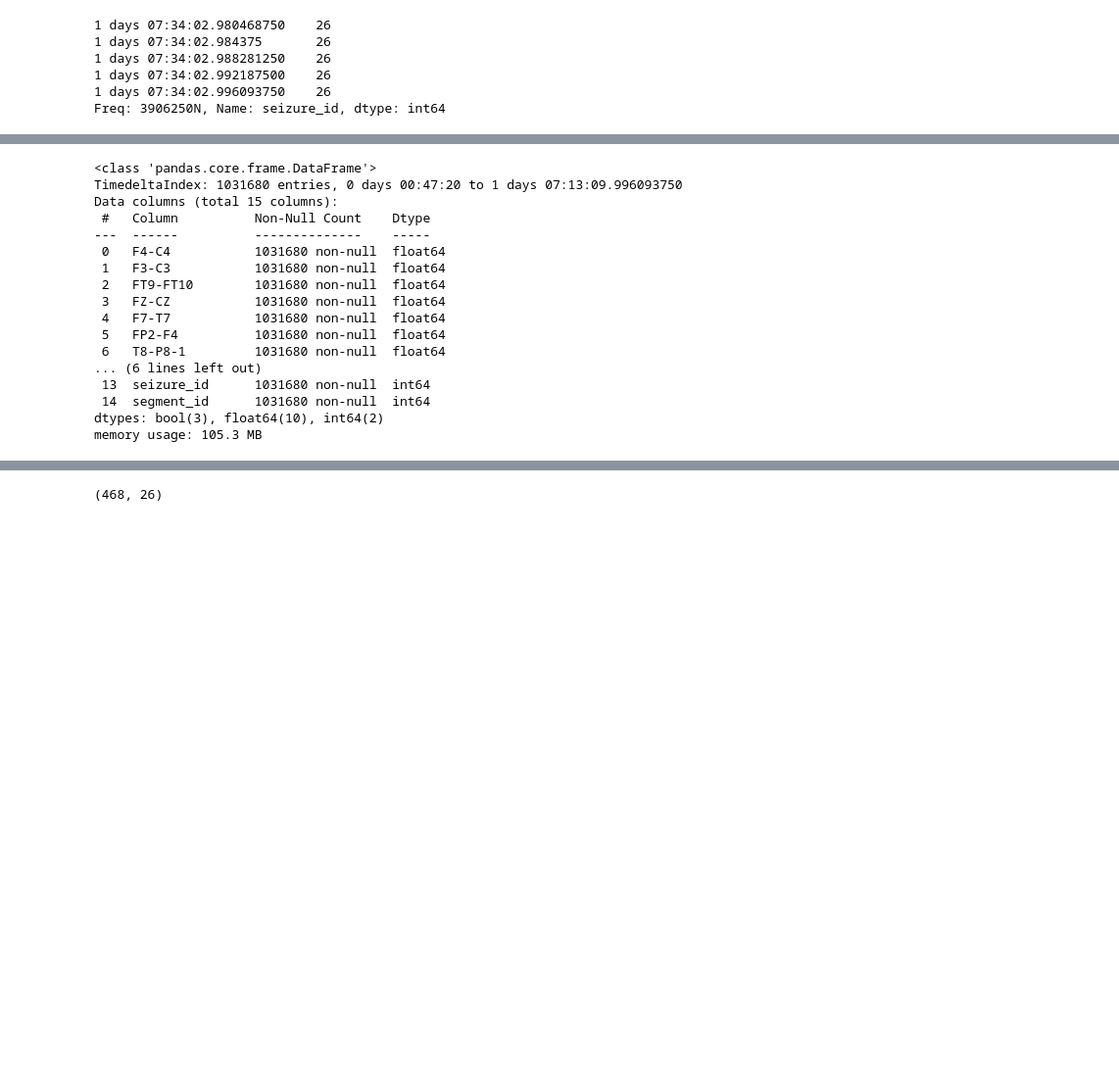
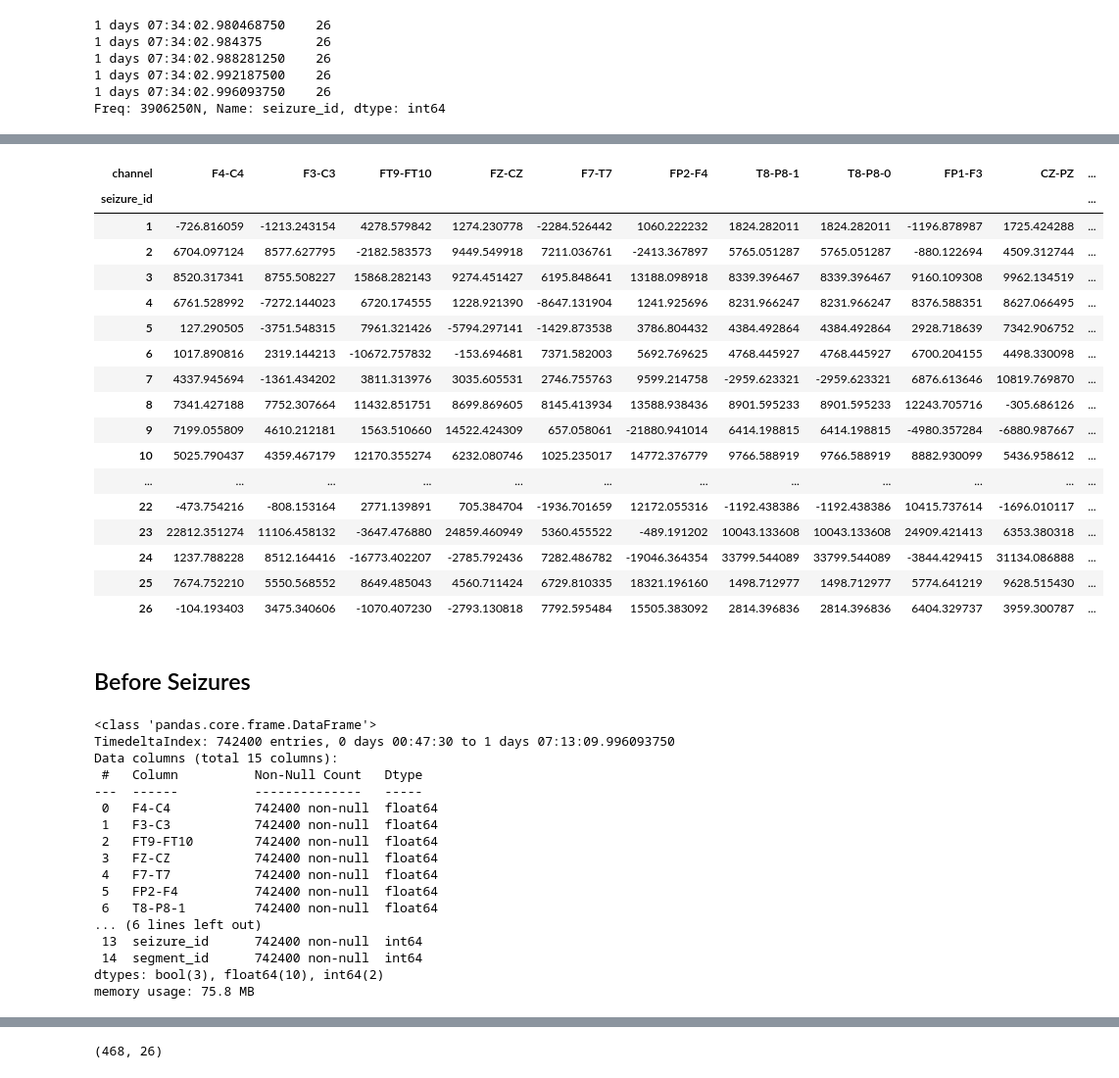
Before and after one commit to anacbroggini/AI-SeizureDetection, a Jupyter notebook: preprocessing_timeseries.ipynb, the cells around one changed output, grey strips where cells are left out. Shown at 98% size. Drawn from its saved outputs; the diff is of its cells as text; code cells hidden in the pictures; blank space fills up the shorter version.

```diff
--- a/preprocessing_timeseries.ipynb
+++ b/preprocessing_timeseries.ipynb
@@ -115,0 +182,21 @@ nr_segments = 30 ## in this case 2.5 min in total for pre seizure
+# %%
+ictal_df.groupby('seizure_id').sum()
+# %% [output]
+| channel | F4-C4 | F3-C3 | FT9-FT10 | FZ-CZ | F7-T7 | FP2-F4 | T8-P8-1 | T8-P8-0 | FP1-F3 | CZ-PZ | ... |
+| seizure_id |  |  |  |  |  |  |  |  |  |  | ... |
+| 1 | -726.816059 | -1213.243154 | 4278.579842 | 1274.230778 | -2284.526442 | 1060.222232 | 1824.282011 | 1824.282011 | -1196.878987 | 1725.424288 | ... |
+| 2 | 6704.097124 | 8577.627795 | -2182.583573 | 9449.549918 | 7211.036761 | -2413.367897 | 5765.051287 | 5765.051287 | -880.122694 | 4509.312744 | ... |
+| 3 | 8520.317341 | 8755.508227 | 15868.282143 | 9274.451427 | 6195.848641 | 13188.098918 | 8339.396467 | 8339.396467 | 9160.109308 | 9962.134519 | ... |
+| 4 | 6761.528992 | -7272.144023 | 6720.174555 | 1228.921390 | -8647.131904 | 1241.925696 | 8231.966247 | 8231.966247 | 8376.588351 | 8627.066495 | ... |
+| 5 | 127.290505 | -3751.548315 | 7961.321426 | -5794.297141 | -1429.873538 | 3786.804432 | 4384.492864 | 4384.492864 | 2928.718639 | 7342.906752 | ... |
+| 6 | 1017.890816 | 2319.144213 | -10672.757832 | -153.694681 | 7371.582003 | 5692.769625 | 4768.445927 | 4768.445927 | 6700.204155 | 4498.330098 | ... |
+| 7 | 4337.945694 | -1361.434202 | 3811.313976 | 3035.605531 | 2746.755763 | 9599.214758 | -2959.623321 | -2959.623321 | 6876.613646 | 10819.769870 | ... |
+| 8 | 7341.427188 | 7752.307664 | 11432.851751 | 8699.869605 | 8145.413934 | 13588.938436 | 8901.595233 | 8901.595233 | 12243.705716 | -305.686126 | ... |
+| 9 | 7199.055809 | 4610.212181 | 1563.510660 | 14522.424309 | 657.058061 | -21880.941014 | 6414.198815 | 6414.198815 | -4980.357284 | -6880.987667 | ... |
+| 10 | 5025.790437 | 4359.467179 | 12170.355274 | 6232.080746 | 1025.235017 | 14772.376779 | 9766.588919 | 9766.588919 | 8882.930099 | 5436.958612 | ... |
+| ... | ... | ... | ... | ... | ... | ... | ... | ... | ... | ... | ... |
+| 22 | -473.754216 | -808.153164 | 2771.139891 | 705.384704 | -1936.701659 | 12172.055316 | -1192.438386 | -1192.438386 | 10415.737614 | -1696.010117 | ... |
+| 23 | 22812.351274 | 11106.458132 | -3647.476880 | 24859.460949 | 5360.455522 | -489.191202 | 10043.133608 | 10043.133608 | 24909.421413 | 6353.380318 | ... |
+| 24 | 1237.788228 | 8512.164416 | -16773.402207 | -2785.792436 | 7282.486782 | -19046.364354 | 33799.544089 | 33799.544089 | -3844.429415 | 31134.086888 | ... |
+| 25 | 7674.752210 | 5550.568552 | 8649.485043 | 4560.711424 | 6729.810335 | 18321.196160 | 1498.712977 | 1498.712977 | 5774.641219 | 9628.515430 | ... |
+| 26 | -104.193403 | 3475.340606 | -1070.407230 | -2793.130818 | 7792.595484 | 15505.383092 | 2814.396836 | 2814.396836 | 6404.329737 | 3959.300787 | ... |
@@ -116,3 +211,5 @@ nr_segments = 30 ## in this case 2.5 min in total for pre seizure
+# %% [markdown]
+## Before Seizures
 # %%
 # extract seizure-stab4seizure_intervals
     # for each seizure start
@@ -120,10 +217,12 @@ nr_segments = 30 ## in this case 2.5 min in total for pre seizure
 fit_df['segment_id'] = 0
 
 b4_seizure = []
-# for time, seizure in (s_df[s_df == True]).items():
+count= -1
 for time, seizure in fit_df.loc[fit_df['seizure_start'] == True, 'seizure_start'].items():
     intervals = []
-    segment_id = nr_segments
+    count+=1
+    segment_id = []
+    segment_id = before_sz_size[count]
     while segment_id >= 0:
         # get previous 20 seconds
         int_end = time - fit_df.index.freq
@@ -151,22 +250,22 @@ b4seizure_df = pd.concat(b4_seizure)
 b4seizure_df.info()
 # %% [output]
 <class 'pandas.core.frame.DataFrame'>
-TimedeltaIndex: 1031680 entries, 0 days 00:47:20 to 1 days 07:13:09.996093750
+TimedeltaIndex: 742400 entries, 0 days 00:47:30 to 1 days 07:13:09.996093750
 Data columns (total 15 columns):
- #   Column          Non-Null Count    Dtype
----  ------          --------------    -----
- 0   F4-C4           1031680 non-null  float64
- 1   F3-C3           1031680 non-null  float64
- 2   FT9-FT10        1031680 non-null  float64
- 3   FZ-CZ           1031680 non-null  float64
- 4   F7-T7           1031680 non-null  float64
- 5   FP2-F4          1031680 non-null  float64
- 6   T8-P8-1         1031680 non-null  float64
+ #   Column          Non-Null Count   Dtype
+---  ------          --------------   -----
+ 0   F4-C4           742400 non-null  float64
+ 1   F3-C3           742400 non-null  float64
+ 2   FT9-FT10        742400 non-null  float64
+ 3   FZ-CZ           742400 non-null  float64
+ 4   F7-T7           742400 non-null  float64
+ 5   FP2-F4          742400 non-null  float64
+ 6   T8-P8-1         742400 non-null  float64
 ... (6 lines left out)
- 13  seizure_id      1031680 non-null  int64
- 14  segment_id      1031680 non-null  int64
+ 13  seizure_id      742400 non-null  int64
+ 14  segment_id      742400 non-null  int64
 dtypes: bool(3), float64(10), int64(2)
-memory usage: 105.3 MB
+memory usage: 75.8 MB
 # %%
 b4seizure_df.head()
 # %% [output]
```
Also changed, not shown: parts of 17 cells of this notebook.
